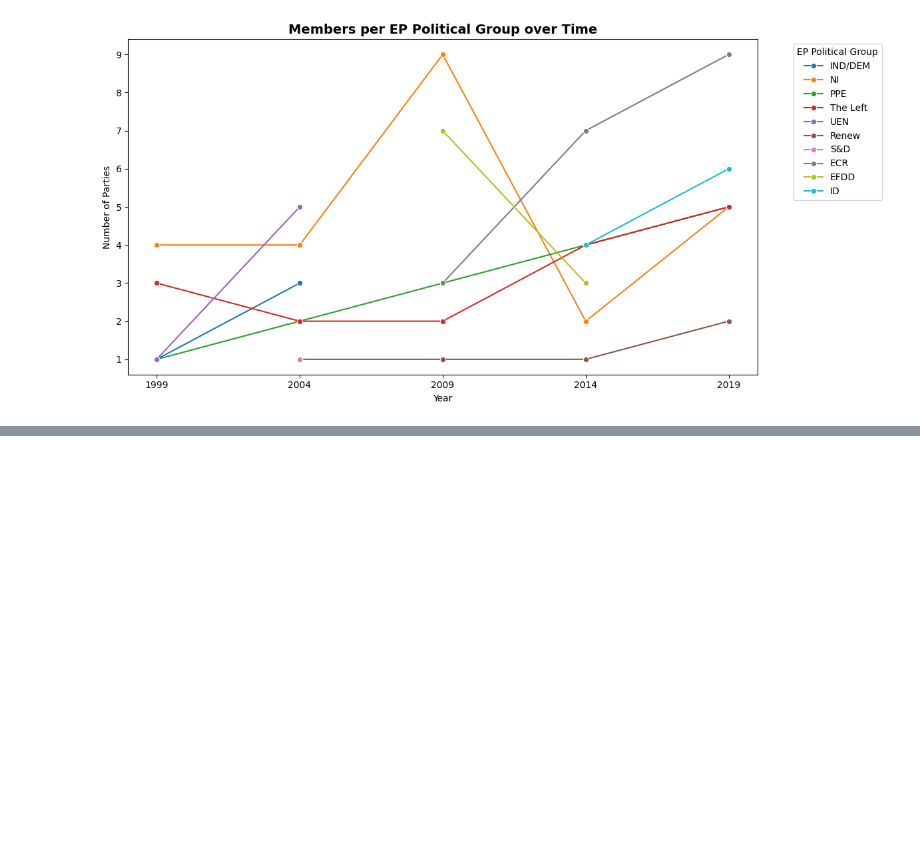
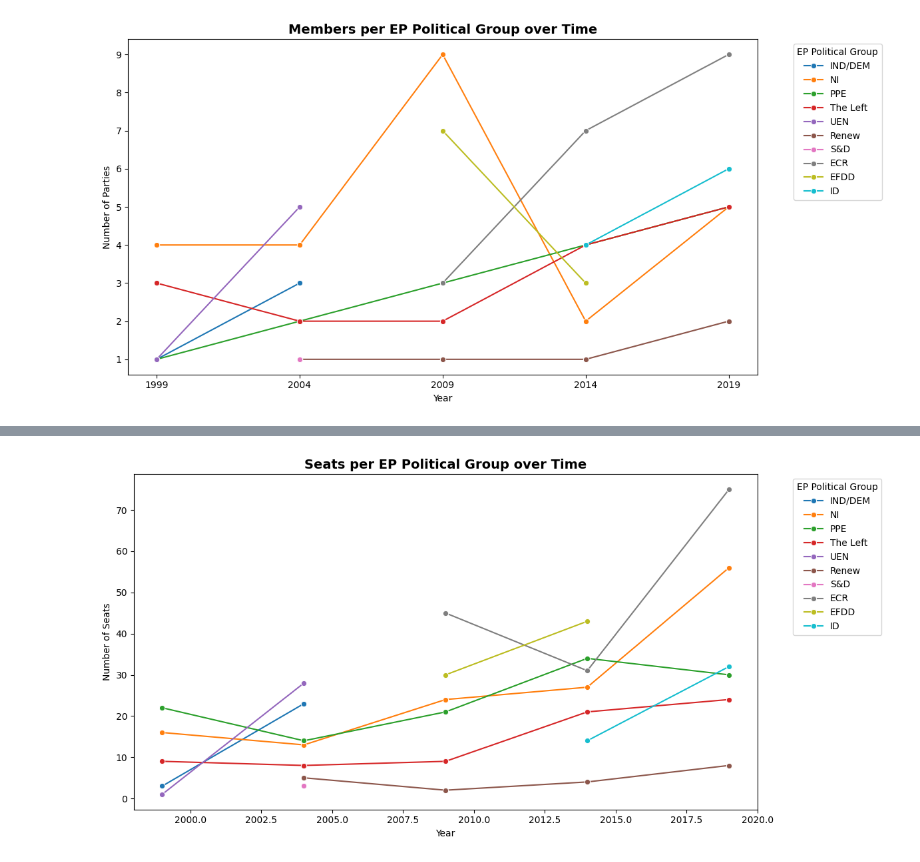
Before and after one commit to gransera/ep_populism_classification, a Jupyter notebook: notebooks/04_analysis_populist_groups.ipynb, the cells around one changed output, grey strips where cells are left out. Saved outputs shown, nothing was run; the diff lists cells and outputs as text; code cells hidden in the pictures; blank space fills up the shorter version.

```diff
--- a/notebooks/04_analysis_populist_groups.ipynb
+++ b/notebooks/04_analysis_populist_groups.ipynb
@@ -146,0 +257,19 @@ TypeError: no numeric data to plot
+# %%
+plt.figure(figsize=(12, 6))
+sns.lineplot(
+    data=seats_per_group,
+    x='year',
+    y='total_seats',
+    hue='ep_political_group',
+    marker='o',
+)
+
+plt.title('Seats per EP Political Group over Time', fontsize=14, fontweight='bold')
+plt.ylabel('Number of Seats')
+plt.xlabel('Year')
+plt.legend(title='EP Political Group', bbox_to_anchor=(1.05, 1), loc='upper left')
+plt.tight_layout()
+#plt.savefig('../outputs/graphs/members_per_group_over_time.png', dpi=300, bbox_inches='tight')
+plt.show()
+# %% [output]
+[figure, added]
```
Also changed, not shown: parts of 11 cells of this notebook.
